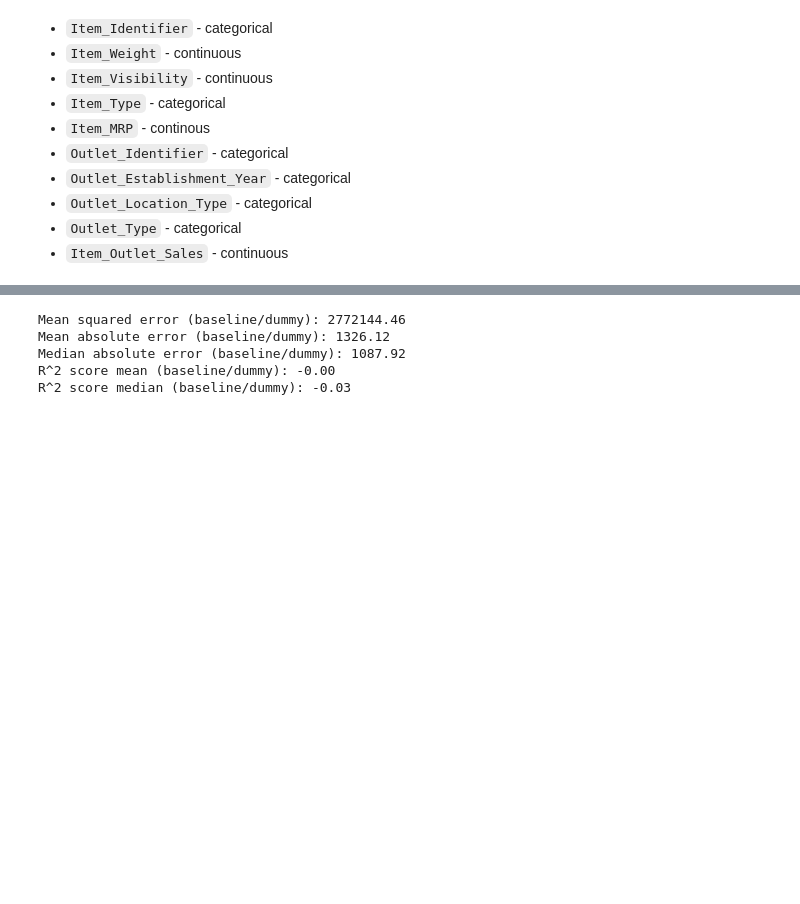
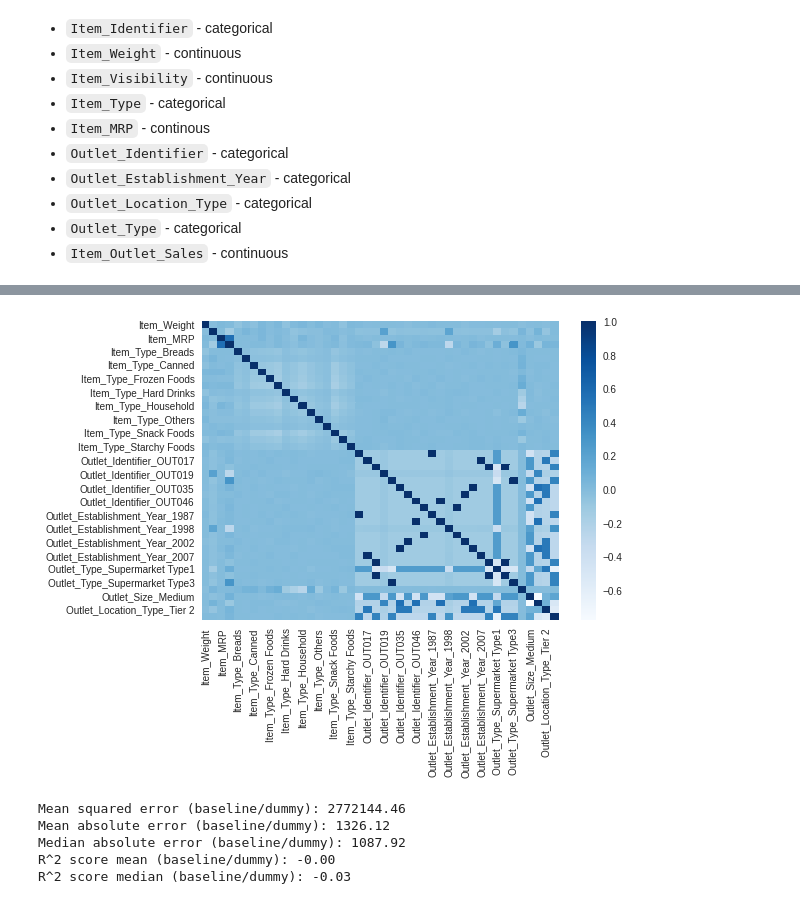
Before and after one commit to ELBrown11/CodingDojoPortfolioProjects, a Jupyter notebook: Project1.ipynb, the cells around one changed output, grey strips where cells are left out. Saved outputs shown, nothing was run; the diff lists cells and outputs as text; code cells hidden in the pictures; blank space fills up the shorter version.

```diff
--- a/Project1.ipynb
+++ b/Project1.ipynb
@@ -448,3 +485,9 @@ sales_data_dummies.head()
+# %%
+#checking correlation and posssible impact model
+corr2 = sales_data_dummies.corr()
+sns.heatmap(corr2, cmap = 'Blues');
+# %% [output]
+[figure, added]
 # %%
 #import machine learning libraries and methods
 from sklearn.metrics import r2_score, mean_absolute_error, mean_squared_error, median_absolute_error
```
Also changed, not shown: parts of 11 cells of this notebook.
